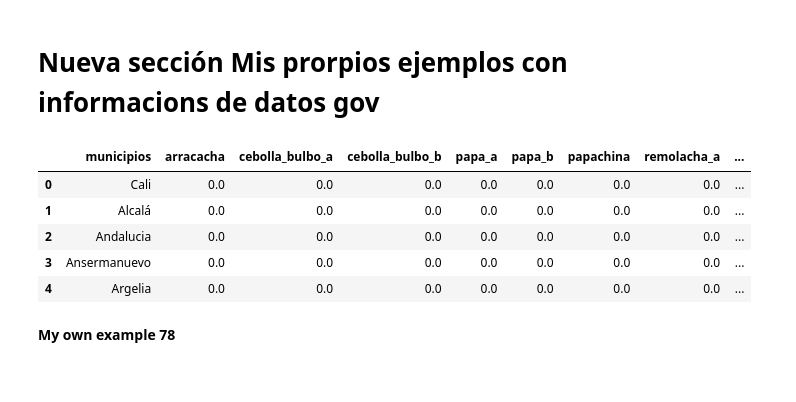
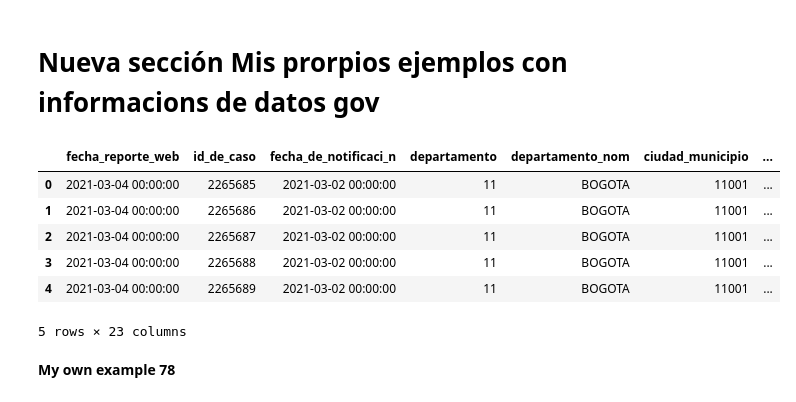
Before and after one commit to damoralesr/MetNumUN2022II, a Jupyter notebook: LAB2/damoralesr_LAB2.ipynb, the cells around one changed output. Cells and saved outputs as stored; diff of their text form; code cells hidden in the pictures.

```diff
--- a/LAB2/damoralesr_LAB2.ipynb
+++ b/LAB2/damoralesr_LAB2.ipynb
@@ -1581,15 +1587,16 @@ ax.set_xticklabels(ax.get_xticklabels(), rotation=45);
 # %%
 import pandas as pd
 
-Prodtuberculos = pd.read_csv('https://www.datos.gov.co/resource/5m3h-gjmu.csv')
-Prodtuberculos.head()
+covidcasos= pd.read_csv('https://www.datos.gov.co/resource/gt2j-8ykr.csv')
+covidcasos.head()
 # %% [output]
-|  | municipios | arracacha | cebolla_bulbo_a | cebolla_bulbo_b | papa_a | papa_b | papachina | remolacha_a | ... |
-| 0 | Cali | 0.0 | 0.0 | 0.0 | 0.0 | 0.0 | 0.0 | 0.0 | ... |
-| 1 | Alcalá | 0.0 | 0.0 | 0.0 | 0.0 | 0.0 | 0.0 | 0.0 | ... |
-| 2 | Andalucia | 0.0 | 0.0 | 0.0 | 0.0 | 0.0 | 0.0 | 0.0 | ... |
-| 3 | Ansermanuevo | 0.0 | 0.0 | 0.0 | 0.0 | 0.0 | 0.0 | 0.0 | ... |
-| 4 | Argelia | 0.0 | 0.0 | 0.0 | 0.0 | 0.0 | 0.0 | 0.0 | ... |
+|  | fecha_reporte_web | id_de_caso | fecha_de_notificaci_n | departamento | departamento_nom | ciudad_municipio | ... |
+| 0 | 2021-03-04 00:00:00 | 2265685 | 2021-03-02 00:00:00 | 11 | BOGOTA | 11001 | ... |
+| 1 | 2021-03-04 00:00:00 | 2265686 | 2021-03-02 00:00:00 | 11 | BOGOTA | 11001 | ... |
+| 2 | 2021-03-04 00:00:00 | 2265687 | 2021-03-02 00:00:00 | 11 | BOGOTA | 11001 | ... |
+| 3 | 2021-03-04 00:00:00 | 2265688 | 2021-03-02 00:00:00 | 11 | BOGOTA | 11001 | ... |
+| 4 | 2021-03-04 00:00:00 | 2265689 | 2021-03-02 00:00:00 | 11 | BOGOTA | 11001 | ... |
+5 rows × 23 columns
 # %% [markdown]
 
 **My own example 78**
```
Also changed, not shown: parts of 103 cells of this notebook.
